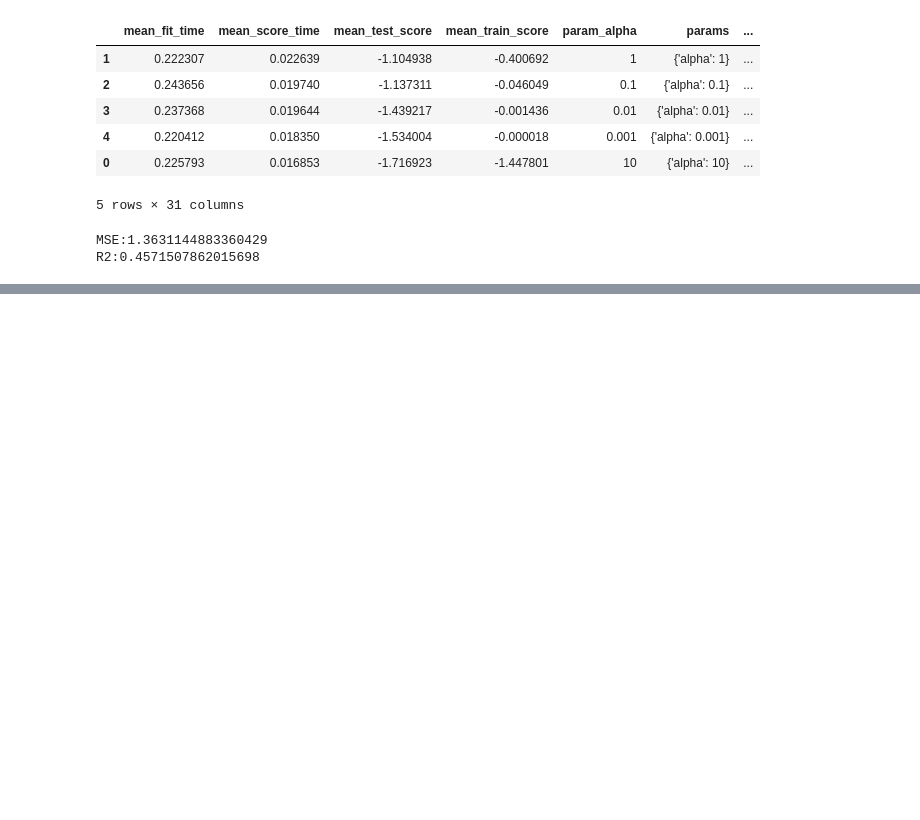
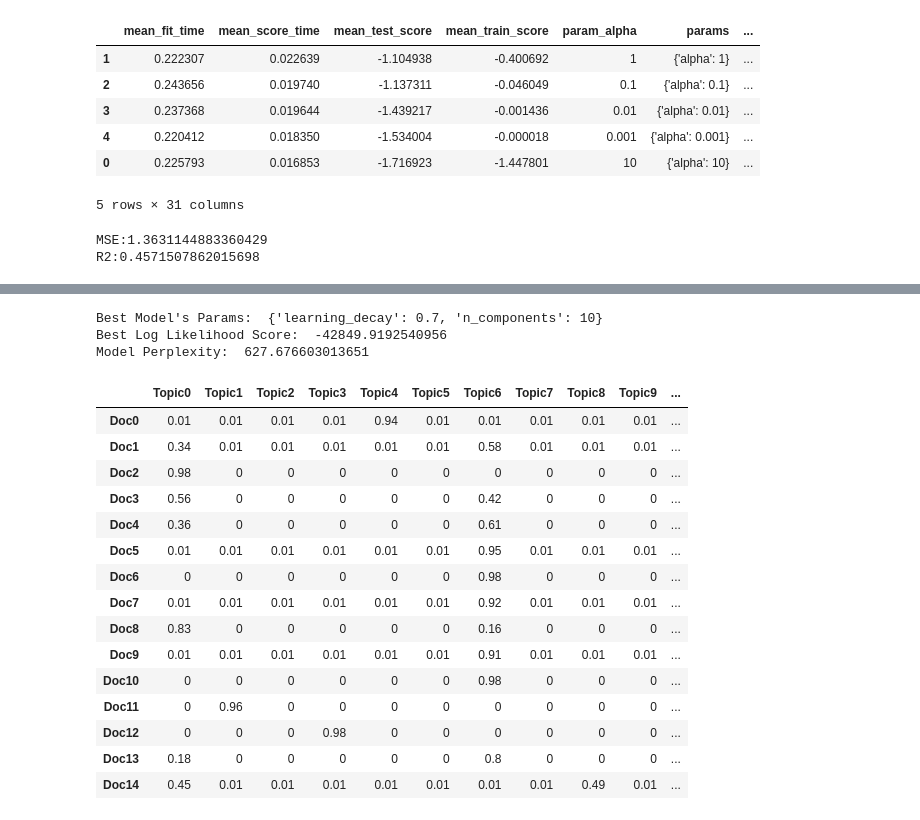
Before and after one commit to liangvi/Visualization_Demo_D3, a Jupyter notebook: Yelp_Jupyter.ipynb, the cells around one changed output, grey strips where cells are left out. Drawn from its saved outputs; the diff is of its cells as text; code cells hidden in the pictures; blank space fills up the shorter version.

```diff
--- a/Yelp_Jupyter.ipynb
+++ b/Yelp_Jupyter.ipynb
@@ -474,0 +493,8 @@ R2:0.4571507862015698
+# %%
+start = datetime.datetime.now()
+
+lda_model.fit(text_count_df)
+
+end = datetime.datetime.now()
+elapse = end-start
+print(elapse.seconds)
@@ -474,0 +527,62 @@ R2:0.4571507862015698
+# %%
+# Best Model
+best_lda_model = lda_model.best_estimator_
+
+# Model Parameters
+print("Best Model's Params: ", lda_model.best_params_)
+
+# Log Likelihood Score
+print("Best Log Likelihood Score: ", lda_model.best_score_)
+
+# Perplexity
+print("Model Perplexity: ", best_lda_model.perplexity(text_count_df))
+# %% [output]
+Best Model's Params:  {'learning_decay': 0.7, 'n_components': 10}
+Best Log Likelihood Score:  -42849.9192540956
+Model Perplexity:  627.676603013651
+# %%
+# Create Document - Topic Matrix
+lda_output = best_lda_model.transform(text_count_df)
+
+# column names
+topicnames = ["Topic" + str(i) for i in range(best_lda_model.n_components)]
+
+# index names
+docnames = ["Doc" + str(i) for i in range(len(text_count_df))]
+
+# Make the pandas dataframe
+df_document_topic = pd.DataFrame(np.round(lda_output, 2), columns=topicnames, index=docnames)
+
+# Get dominant topic for each document
+dominant_topic = np.argmax(df_document_topic.values, axis=1)
+df_document_topic['dominant_topic'] = dominant_topic
+
+# Styling
+def color_green(val):
+    color = 'green' if val > .1 else 'black'
+    return 'color: {col}'.format(col=color)
+
+def make_bold(val):
+    weight = 700 if val > .1 else 400
+    return 'font-weight: {weight}'.format(weight=weight)
+
+# Apply Style
+df_document_topics = df_document_topic.head(15).style.applymap(color_green).applymap(make_bold)
+df_document_topics
+# %% [output]
+|  | Topic0 | Topic1 | Topic2 | Topic3 | Topic4 | Topic5 | Topic6 | Topic7 | Topic8 | Topic9 | ... |
+| Doc0 | 0.01 | 0.01 | 0.01 | 0.01 | 0.94 | 0.01 | 0.01 | 0.01 | 0.01 | 0.01 | ... |
+| Doc1 | 0.34 | 0.01 | 0.01 | 0.01 | 0.01 | 0.01 | 0.58 | 0.01 | 0.01 | 0.01 | ... |
+| Doc2 | 0.98 | 0 | 0 | 0 | 0 | 0 | 0 | 0 | 0 | 0 | ... |
+| Doc3 | 0.56 | 0 | 0 | 0 | 0 | 0 | 0.42 | 0 | 0 | 0 | ... |
+| Doc4 | 0.36 | 0 | 0 | 0 | 0 | 0 | 0.61 | 0 | 0 | 0 | ... |
+| Doc5 | 0.01 | 0.01 | 0.01 | 0.01 | 0.01 | 0.01 | 0.95 | 0.01 | 0.01 | 0.01 | ... |
+| Doc6 | 0 | 0 | 0 | 0 | 0 | 0 | 0.98 | 0 | 0 | 0 | ... |
+| Doc7 | 0.01 | 0.01 | 0.01 | 0.01 | 0.01 | 0.01 | 0.92 | 0.01 | 0.01 | 0.01 | ... |
+| Doc8 | 0.83 | 0 | 0 | 0 | 0 | 0 | 0.16 | 0 | 0 | 0 | ... |
+| Doc9 | 0.01 | 0.01 | 0.01 | 0.01 | 0.01 | 0.01 | 0.91 | 0.01 | 0.01 | 0.01 | ... |
+| Doc10 | 0 | 0 | 0 | 0 | 0 | 0 | 0.98 | 0 | 0 | 0 | ... |
+| Doc11 | 0 | 0.96 | 0 | 0 | 0 | 0 | 0 | 0 | 0 | 0 | ... |
+| Doc12 | 0 | 0 | 0 | 0.98 | 0 | 0 | 0 | 0 | 0 | 0 | ... |
+| Doc13 | 0.18 | 0 | 0 | 0 | 0 | 0 | 0.8 | 0 | 0 | 0 | ... |
+| Doc14 | 0.45 | 0.01 | 0.01 | 0.01 | 0.01 | 0.01 | 0.01 | 0.01 | 0.49 | 0.01 | ... |
```
Also changed, not shown: parts of 12 cells of this notebook.
